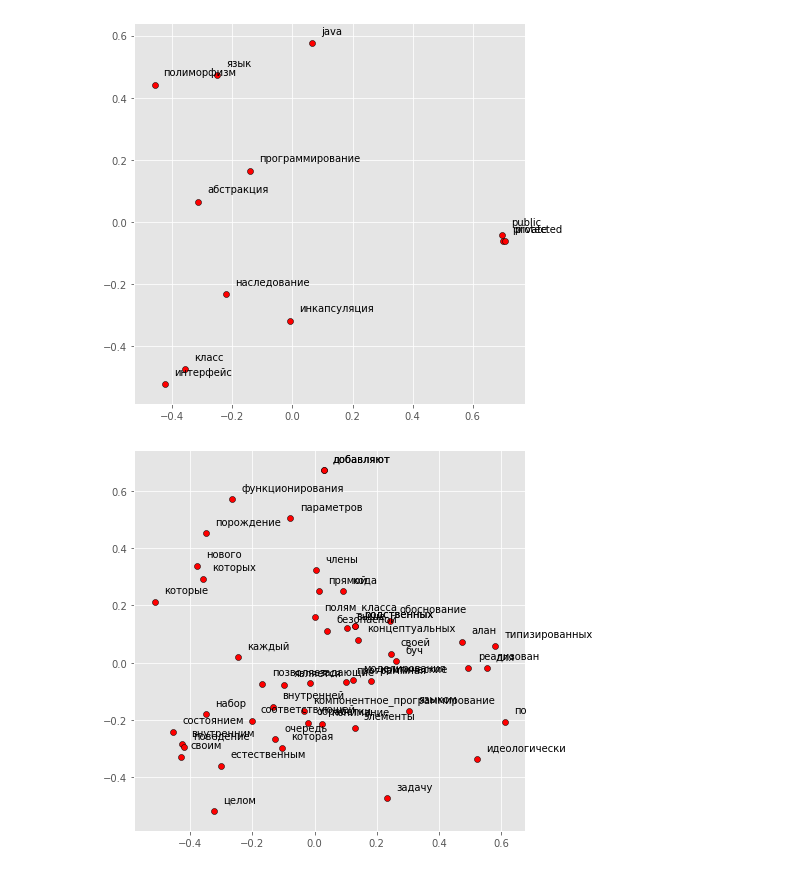
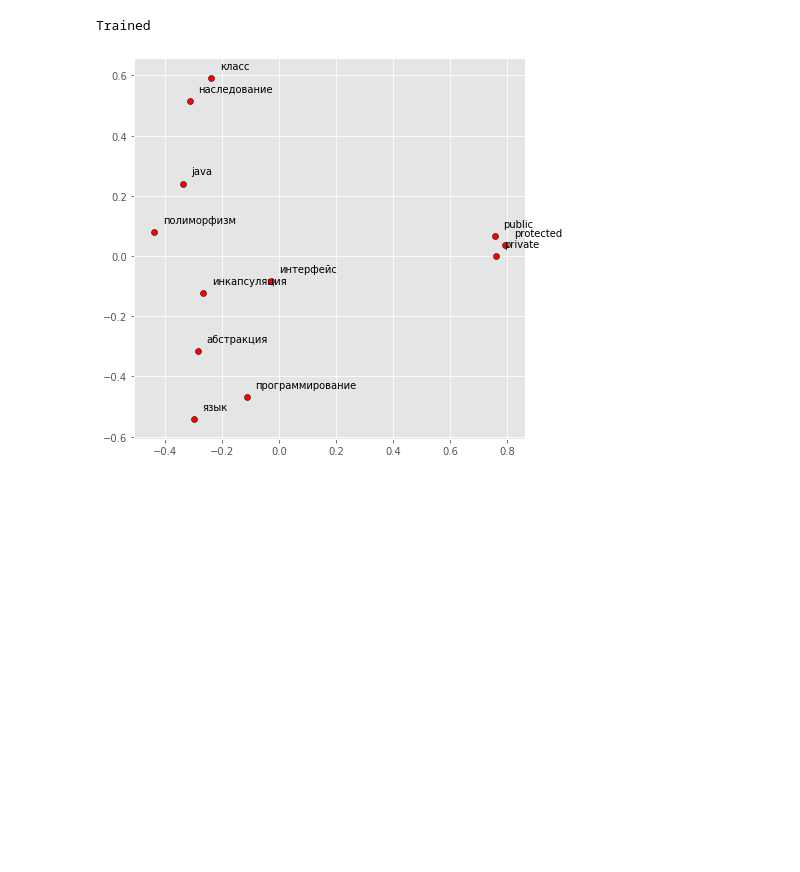
Before and after one commit to Nikita-Sherstnev/Ontology-population, a Jupyter notebook: main.ipynb, the cells around one changed output. Saved outputs shown, nothing was run; the diff lists cells and outputs as text; code cells hidden in the pictures; blank space fills up the shorter version.

```diff
--- a/main.ipynb
+++ b/main.ipynb
@@ -1,7 +15,4 @@
 # %%
-import io
-import nltk
-from nltk.corpus import stopwords
 
 def parse_text_to_words(filename):
     """
@@ -22,6 +33,6 @@ def parse_text_to_words(filename):
 
 sentences=parse_text_to_words("текст_статьи_ооп.txt")
 print("Количество предложений:" + str(len(sentences)))
-for sent in sentences[:10]:
+for sent in sentences[:5]:
     print(sent)
 # %% [output]
@@ -41,7 +47,7 @@ def normalization(sentences):
     """
     На вход принимаем выход из предыдущей функции. На выходе получаем
     двумерный массив из предложений и слов, из которого были удалены
-    знаки пунктуации и стоп-слова. Нижний регистр
+    знаки пунктуации и стоп-слова. Все слова приводятся к нижнему регистру.
     """
     new_sentences=[]
     for sent in sentences:
@@ -52,6 +58,6 @@ def normalization(sentences):
 
 sentences_array = normalization(sentences)
 print("Количество предложений:" + str(len(sentences_array)))
-for sent in sentences_array[:10]:
+for sent in sentences_array[:5]:
     print(sent)
 # %% [output]
@@ -69,15 +70,18 @@ for sent in sentences_array[:10]:
 # %%
-from gensim.models.phrases import Phrases, Phraser
+
 
 def add_bigrams(sentences_array):
     """
     Добавляет биграммы в массив предложений.
     """
-    phrases = Phrases(sentences_array, min_count=2, threshold=10)
+    phrases = Phrases(sentences_array, min_count=3, threshold=10)
     bigram = Phraser(phrases)
     return bigram[sentences_array]
 
 sentences = add_bigrams(sentences_array)
-for sent in sentences[:10]:
-    print(sent)
+for sent in sentences[:100]:
+    for word in sent:
+        for symbol in word:
+            if symbol == "_":
+                print(word)
 # %% [output]
@@ -94,6 +98,5 @@ for sent in sentences[:10]:
 # %%
-import multiprocessing
-from gensim.models import Word2Vec
+
 
 def train_word2vec(sentences):
     """
@@ -102,11 +105,14 @@ def train_word2vec(sentences):
     """
     cores = multiprocessing.cpu_count()
 
-    w2v_model = Word2Vec(min_count=2,
+    w2v_model = Word2Vec(min_count=1,
                          window=7,
                          size=250,
                          sample=0.001,
-                         workers=cores)
+                         workers=cores,
+                         sg=1,
+                         hs=1,
+                         negative=0)
 
     w2v_model.build_vocab(sentences)
 
@@ -117,36 +123,33 @@ def train_word2vec(sentences):
     return w2v_model
 
 w2v_model = train_word2vec(sentences)
+print("Trained")
+# %% [output]
+Trained
 # %%
-%matplotlib inline
-import matplotlib.pyplot as plt
-import numpy as np
-from sklearn.decomposition import PCA
-plt.style.use("ggplot")
+
 
 def display_pca_scatterplot(model, words=None, sample=0):
     if words == None:
         if sample > 0:
             words = np.random.choice(list(model.vocab.keys()), sample)
         else:
             words= [word for word in model.vocab]
 
     word_vectors= np.array([model[w] for w in words])
 
     twodim = PCA().fit_transform(word_vectors)[:,:2]
 
     plt.figure(figsize=(7,7))
     plt.scatter(twodim[:,0], twodim[:,1], edgecolors='k', c='r')
     for word, (x,y) in zip(words, twodim):
         plt.text(x+0.03, y+0.03, word)
 
 
 display_pca_scatterplot(w2v_model.wv,
                         ["класс", "интерфейс", "инкапсуляция", "наследование",
                          "полиморфизм", "java", "private", "protected", "public",
                          "язык", "абстракция", "программирование"])
-display_pca_scatterplot(w2v_model.wv, sample=50)
 # %% [output]
-[figure, old version]
+[figure, new version]
-[figure, removed]
 # %%
```
Also changed, not shown: parts of 5 cells of this notebook, 4 other files.
